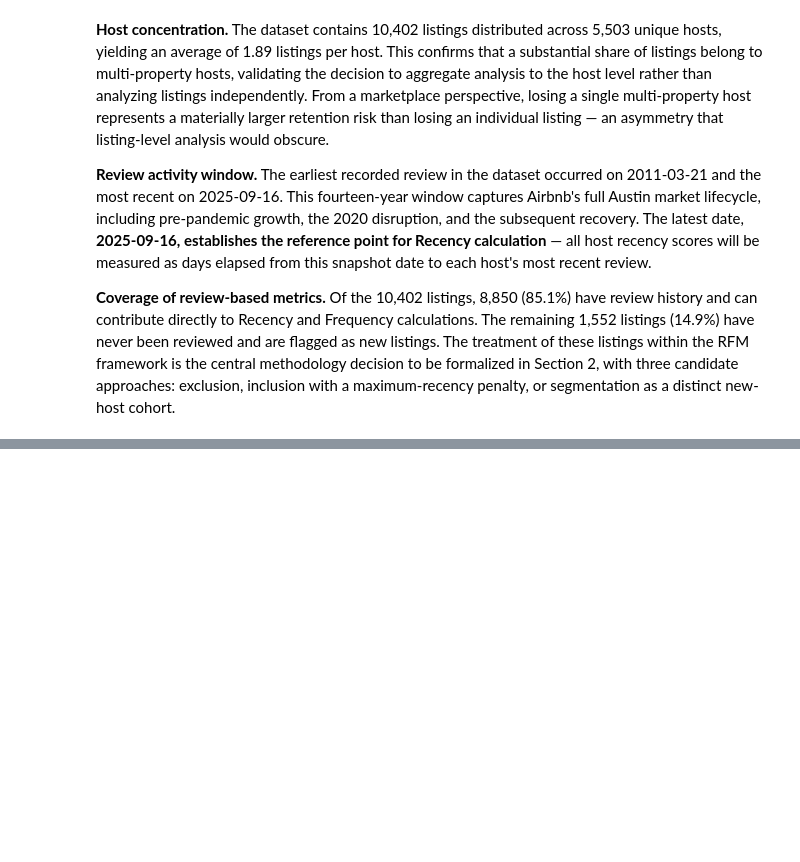
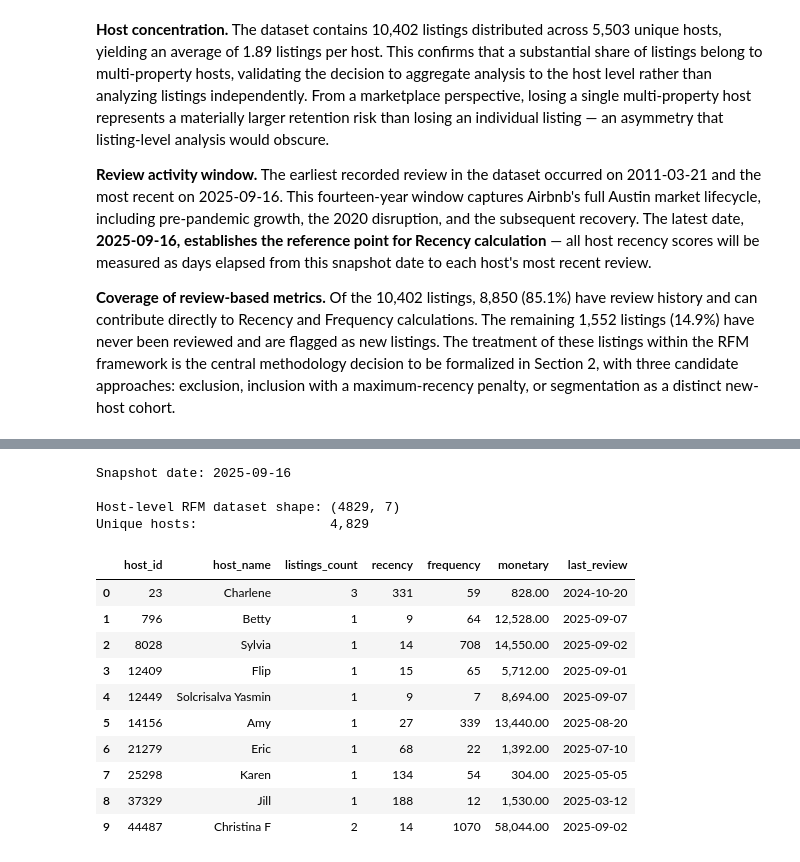
Before and after one commit to Cijan540/my-project-2-rfm-segmentation, a Jupyter notebook: rfm_analysis.ipynb, the cells around one changed output, grey strips where cells are left out. Drawn from its saved outputs; the diff is of its cells as text; code cells hidden in the pictures; blank space fills up the shorter version.

```diff
--- a/rfm_analysis.ipynb
+++ b/rfm_analysis.ipynb
@@ -165,0 +234,46 @@ Listings without:      1,552
+# %%
+# Set the reference date for recency calculation.
+# Using the dataset's latest last_review (not today's date) because the data
+# represents a fixed snapshot — using today's date would artificially inflate
+# recency values for all hosts.
+SNAPSHOT_DATE = df_active['last_review'].max()
+print(f"Snapshot date: {SNAPSHOT_DATE.date()}\n")
+
+# Aggregate to host level.
+# Recency  — max(last_review) per host, then converted to days elapsed
+# Frequency — sum of lifetime reviews across host's active listings
+# Monetary  — sum of estimated annual revenue across host's active listings
+rfm = df_active.groupby('host_id').agg(
+    host_name       = ('host_name', 'first'),
+    listings_count  = ('host_id', 'size'),
+    last_review     = ('last_review', 'max'),
+    frequency       = ('number_of_reviews', 'sum'),
+    monetary        = ('estimated_revenue_l365d', 'sum')
+).reset_index()
+
+# Convert last_review date to recency in days
+rfm['recency'] = (SNAPSHOT_DATE - rfm['last_review']).dt.days
+
+# Reorder columns for readability
+rfm = rfm[['host_id', 'host_name', 'listings_count',
+           'recency', 'frequency', 'monetary', 'last_review']]
+
+print(f"Host-level RFM dataset shape: {rfm.shape}")
+print(f"Unique hosts:                 {rfm['host_id'].nunique():,}\n")
+rfm.head(10)
+# %% [output]
+Snapshot date: 2025-09-16
+
+Host-level RFM dataset shape: (4829, 7)
+Unique hosts:                 4,829
+|  | host_id | host_name | listings_count | recency | frequency | monetary | last_review |
+| 0 | 23 | Charlene | 3 | 331 | 59 | 828.00 | 2024-10-20 |
+| 1 | 796 | Betty | 1 | 9 | 64 | 12,528.00 | 2025-09-07 |
+| 2 | 8028 | Sylvia | 1 | 14 | 708 | 14,550.00 | 2025-09-02 |
+| 3 | 12409 | Flip | 1 | 15 | 65 | 5,712.00 | 2025-09-01 |
+| 4 | 12449 | Solcrisalva Yasmin | 1 | 9 | 7 | 8,694.00 | 2025-09-07 |
+| 5 | 14156 | Amy | 1 | 27 | 339 | 13,440.00 | 2025-08-20 |
+| 6 | 21279 | Eric | 1 | 68 | 22 | 1,392.00 | 2025-07-10 |
+| 7 | 25298 | Karen | 1 | 134 | 54 | 304.00 | 2025-05-05 |
+| 8 | 37329 | Jill | 1 | 188 | 12 | 1,530.00 | 2025-03-12 |
+| 9 | 44487 | Christina F | 2 | 14 | 1070 | 58,044.00 | 2025-09-02 |
```
Also changed, not shown: parts of 11 cells of this notebook.
